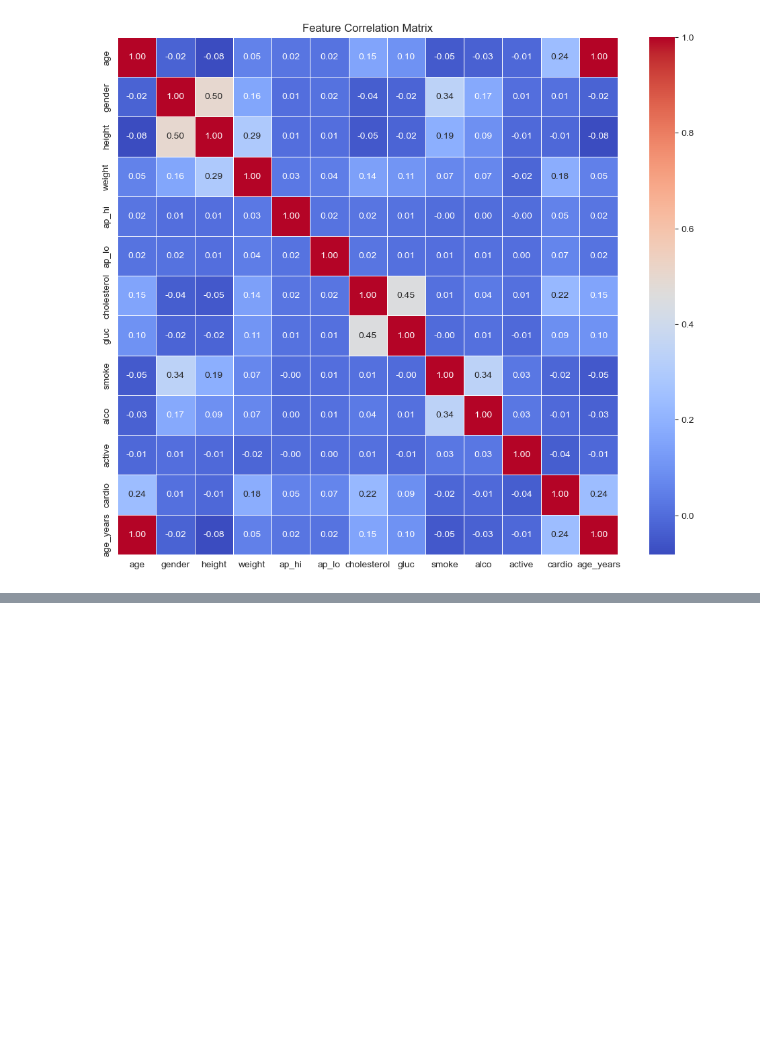
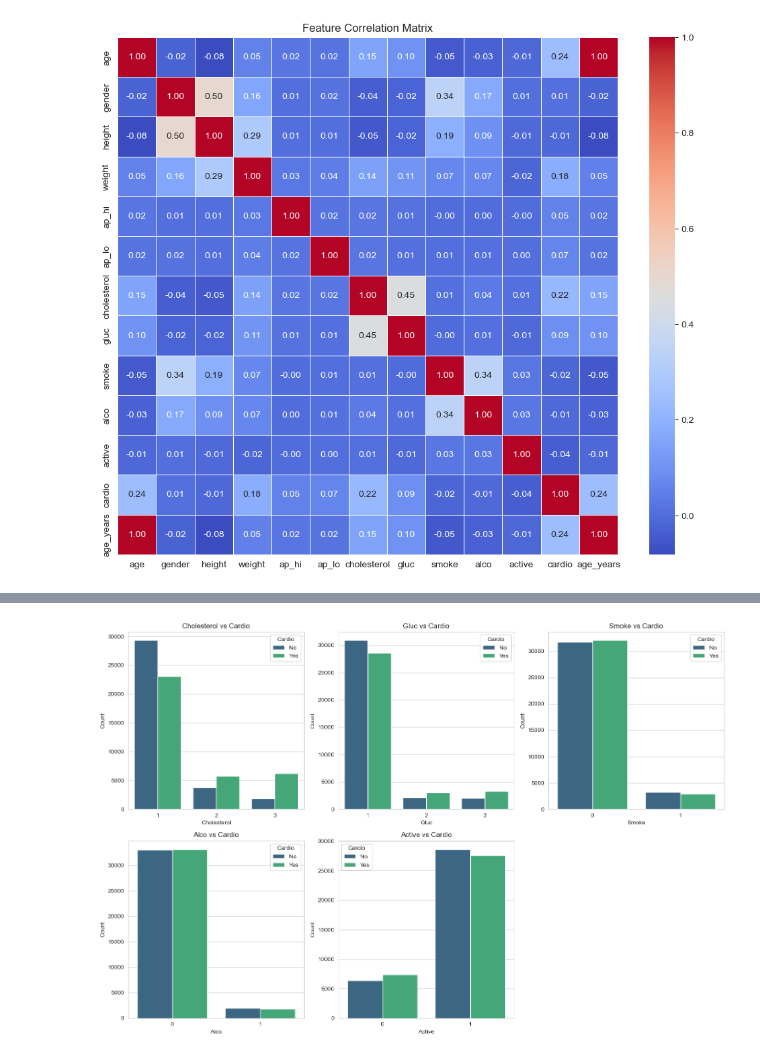
Before and after one commit to Yash-Kakadiya/cardio-sense, a Jupyter notebook: notebooks/01_exploration.ipynb, the cells around one changed output, grey strips where cells are left out. Saved outputs shown, nothing was run; the diff lists cells and outputs as text; code cells hidden in the pictures; blank space fills up the shorter version.

```diff
--- a/notebooks/01_exploration.ipynb
+++ b/notebooks/01_exploration.ipynb
@@ -263,0 +269,18 @@ plt.show()
+# %%
+# Select categorical features
+categorical_features = ['cholesterol', 'gluc', 'smoke', 'alco', 'active']
+
+plt.figure(figsize=(15, 10))
+
+for i, feature in enumerate(categorical_features):
+    plt.subplot(2, 3, i + 1)
+    sns.countplot(x=feature, hue='cardio', data=df, palette='viridis')
+    plt.title(f'{feature.capitalize()} vs Cardio', fontsize=12)
+    plt.xlabel(feature.capitalize())
+    plt.ylabel('Count')
+    plt.legend(title='Cardio', labels=['No', 'Yes'])
+
+plt.tight_layout()
+plt.show()
+# %% [output]
+[figure, added]
```
Also changed, not shown: parts of 22 cells of this notebook.
